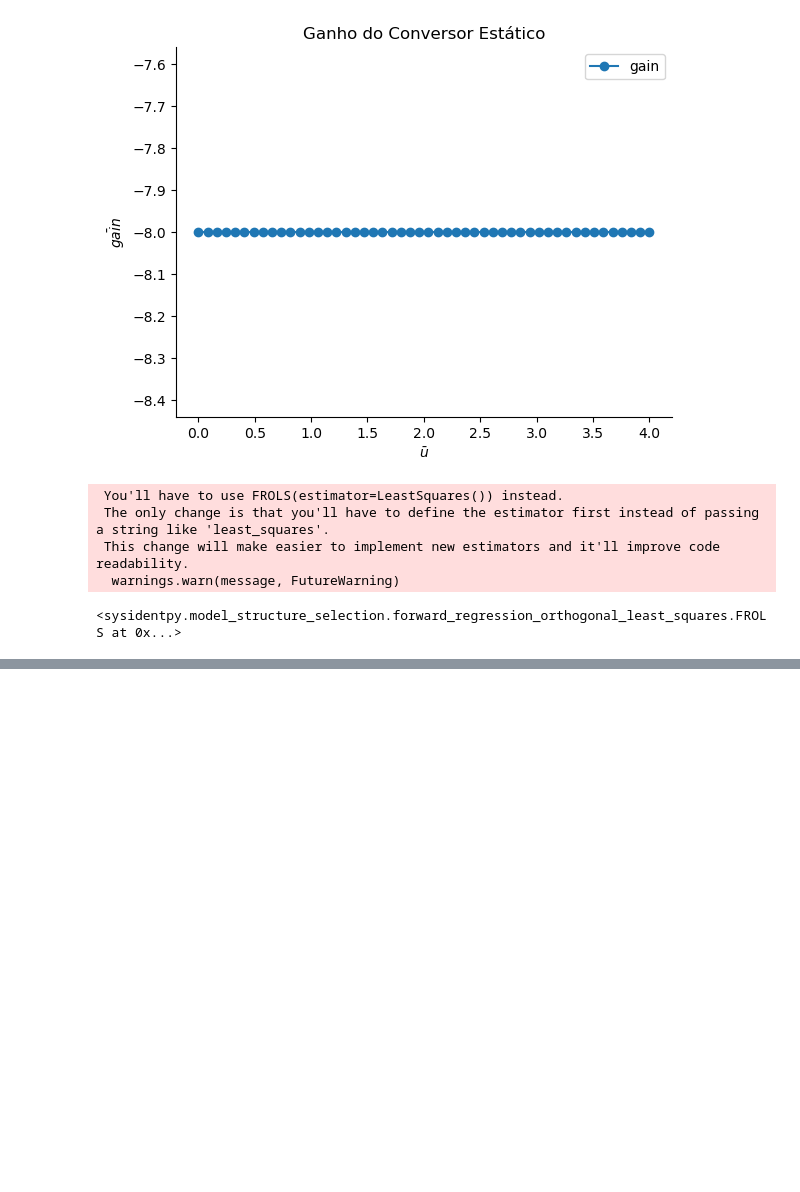
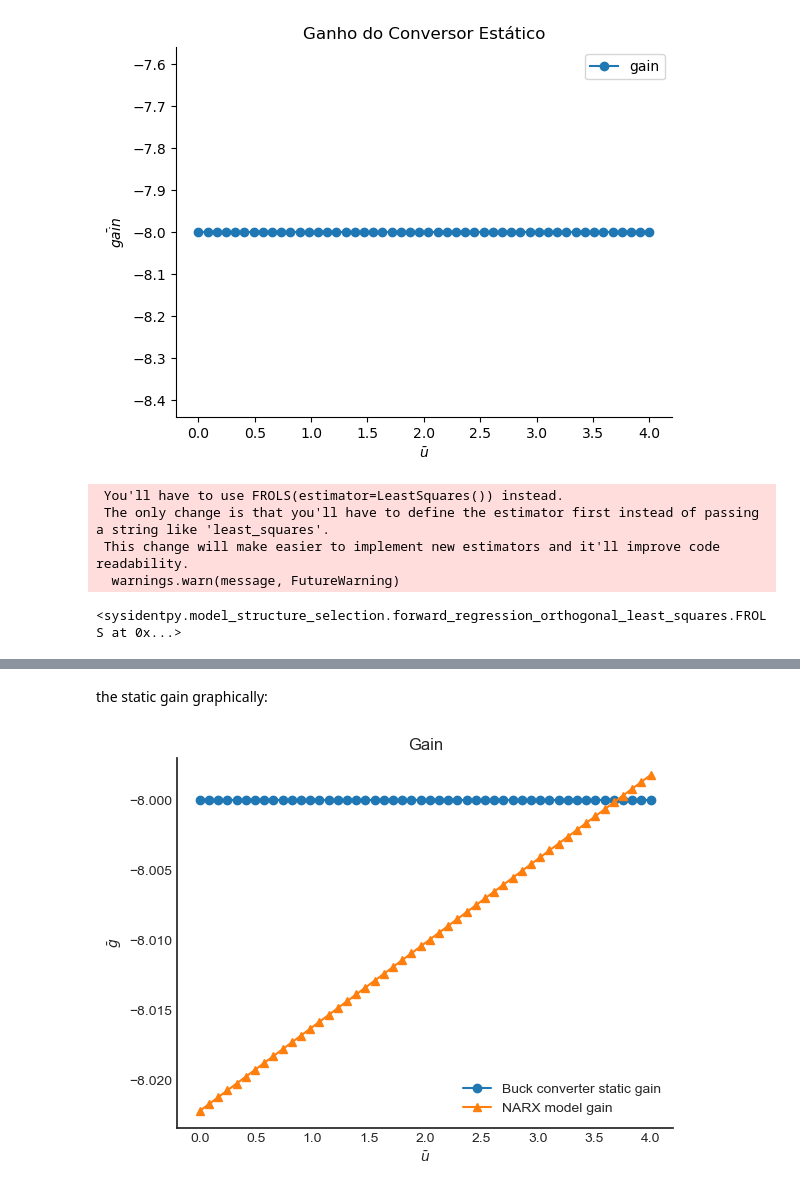
Before and after one commit to GabrielBuenoLeandro/Multiobjetive, a Jupyter notebook: Static_Gain.ipynb, the cells around one changed output, grey strips where cells are left out. Drawn from its saved outputs; the diff is of its cells as text; code cells hidden in the pictures; blank space fills up the shorter version.

```diff
--- a/Static_Gain.ipynb
+++ b/Static_Gain.ipynb
@@ -134,0 +168,13 @@ array([[ 14.   ,  14.   ,  30.94 , ...,   2.21 , 196.   , 196.   ],
+# %% [markdown]
+the static gain graphically:
+# %%
+plt.figure(4)
+plt.title('Gain')
+plt.plot(Uo, gain, linewidth=1.5, linestyle='-', marker='o', label='Buck converter static gain')
+plt.plot(Uo, HR.dot(model.theta),  linestyle='-', marker='^', linewidth=1.5, label='NARX model gain')
+plt.xlabel('$\\bar{u}$')
+plt.ylabel('$\\bar{g}$')
+plt.legend()
+plt.show()
+# %% [output]
+[figure, added]
```
Also changed, not shown: parts of 6 cells of this notebook, 1 other file.
